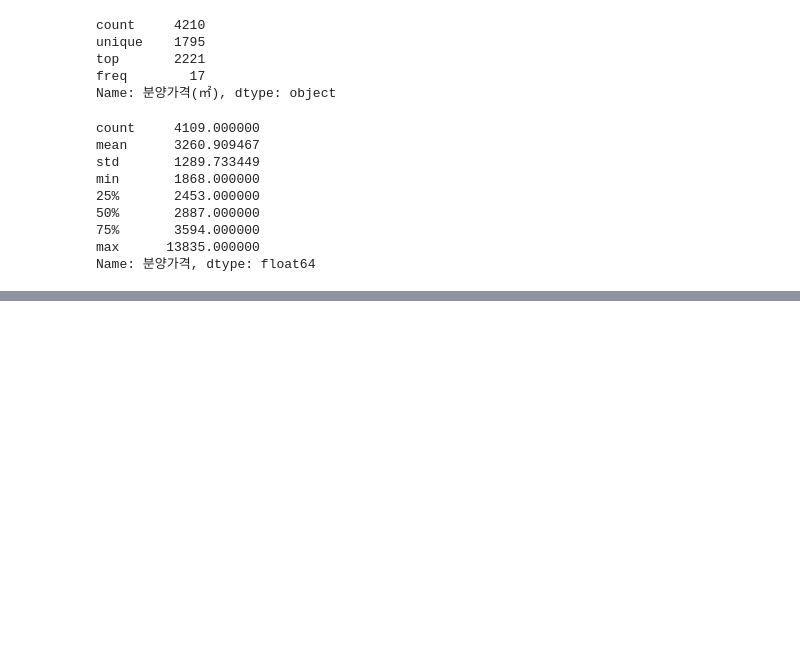
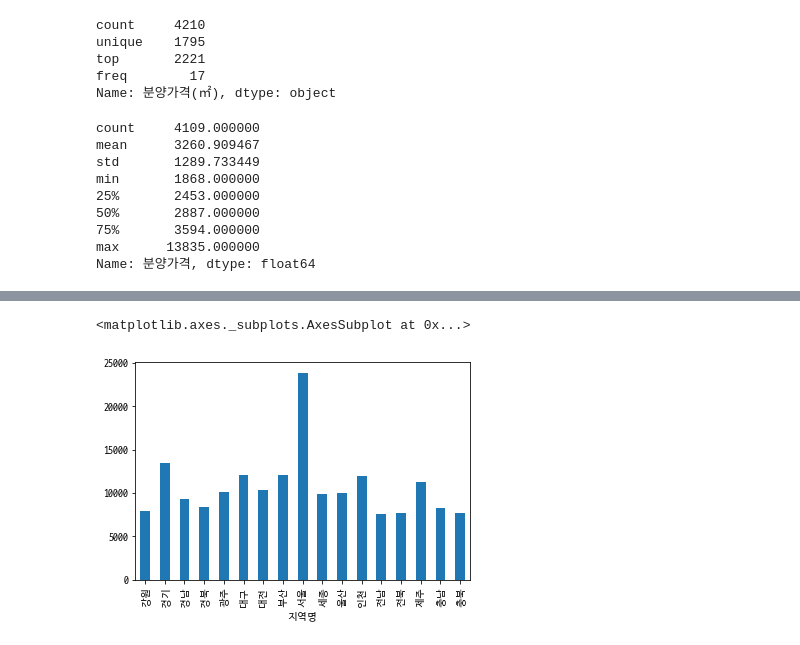
Before and after one commit to jinkyungpark/python_science, a Jupyter notebook: apt api.ipynb, the cells around one changed output, grey strips where cells are left out. Cells and saved outputs as stored; diff of their text form; code cells hidden in the pictures; blank space fills up the shorter version.

```diff
--- a/apt api.ipynb
+++ b/apt api.ipynb
@@ -308,0 +829,7 @@ Name: 분양가격, dtype: float64
+# %%
+# 지역명으로 분양 가격의 평균을 구하고 막대 그래프 그리기
+
+g.plot(kind="bar")   # or g.plot.bar()
+# %% [output]
+<matplotlib.axes._subplots.AxesSubplot at 0x...>
+[figure, added]
```
Also changed, not shown: parts of 90 cells of this notebook, 3 other files.
